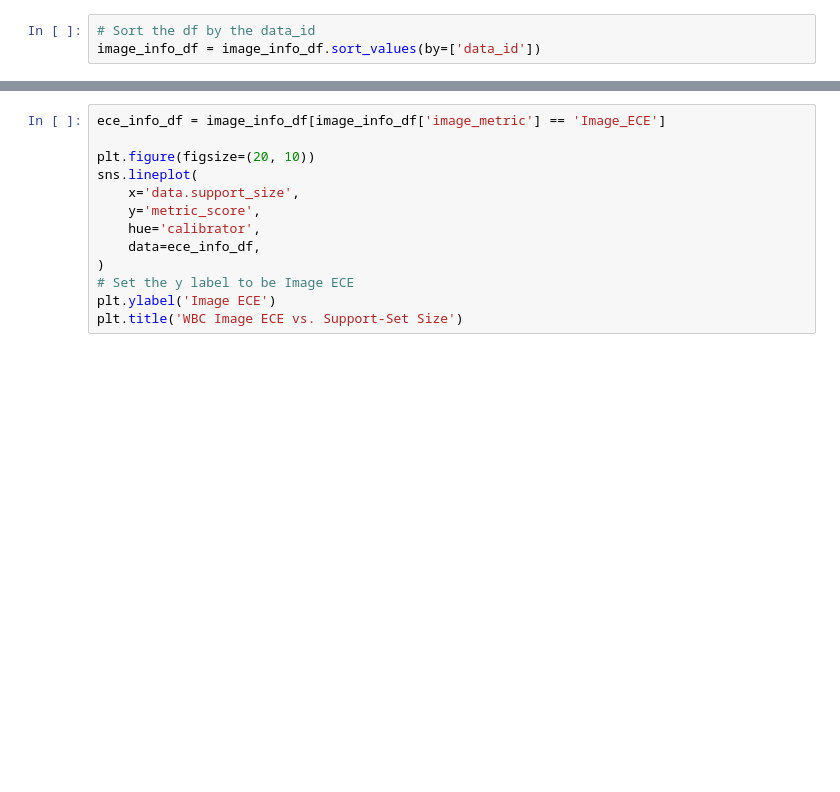
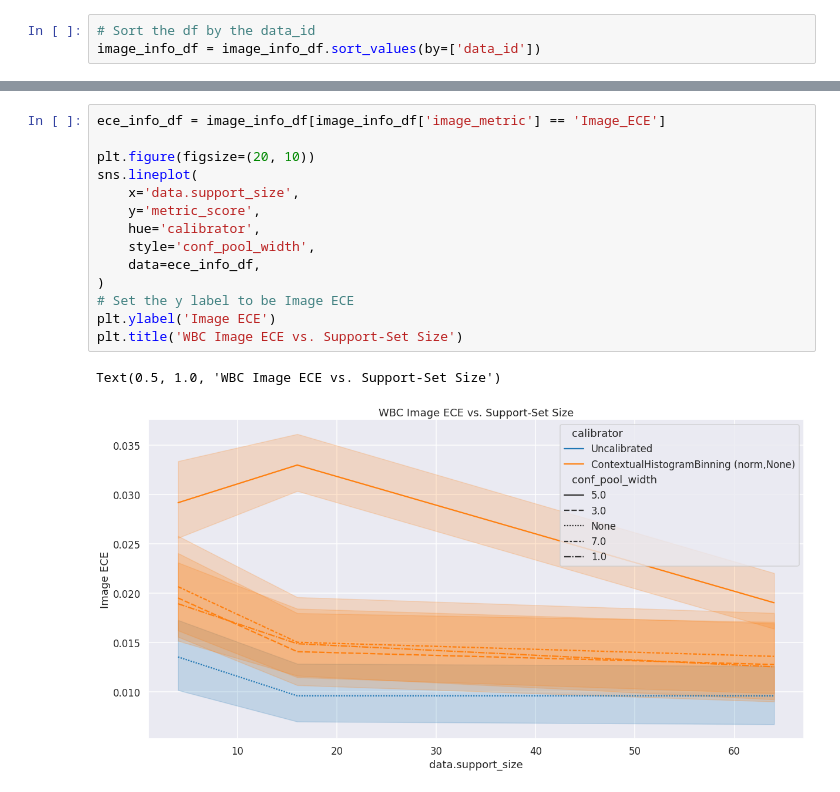
Before and after one commit to VictorButoi/ESE, a Jupyter notebook: notebooks/analyze_uvs.ipynb, the cells around one changed output, grey strips where cells are left out. Drawn from its saved outputs; the diff is of its cells as text; blank space fills up the shorter version.

```diff
--- a/notebooks/analyze_uvs.ipynb
+++ b/notebooks/analyze_uvs.ipynb
@@ -98,13 +183,17 @@ plt.title('WBC HD95 vs. Support-Set Size')
 # %%
 ece_info_df = image_info_df[image_info_df['image_metric'] == 'Image_ECE']
 
 plt.figure(figsize=(20, 10))
 sns.lineplot(
     x='data.support_size',
     y='metric_score',
     hue='calibrator',
+    style='conf_pool_width',
     data=ece_info_df,
 )
 # Set the y label to be Image ECE
 plt.ylabel('Image ECE')
 plt.title('WBC Image ECE vs. Support-Set Size')
+# %% [output]
+Text(0.5, 1.0, 'WBC Image ECE vs. Support-Set Size')
+[figure, added]
```
Also changed, not shown: parts of 10 cells of this notebook, 5 other files.
